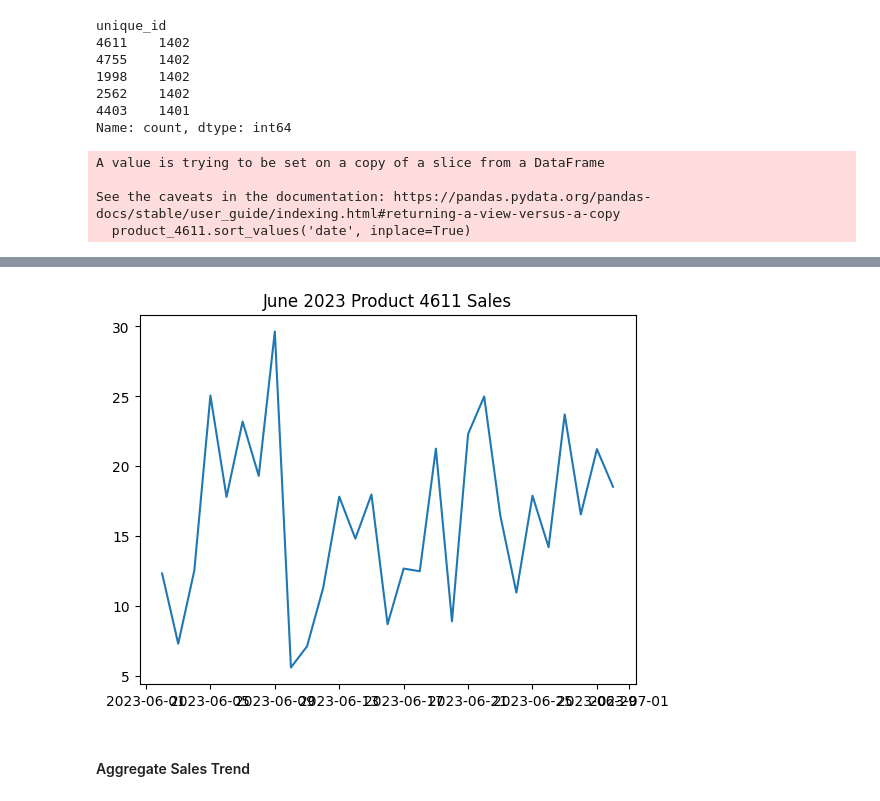
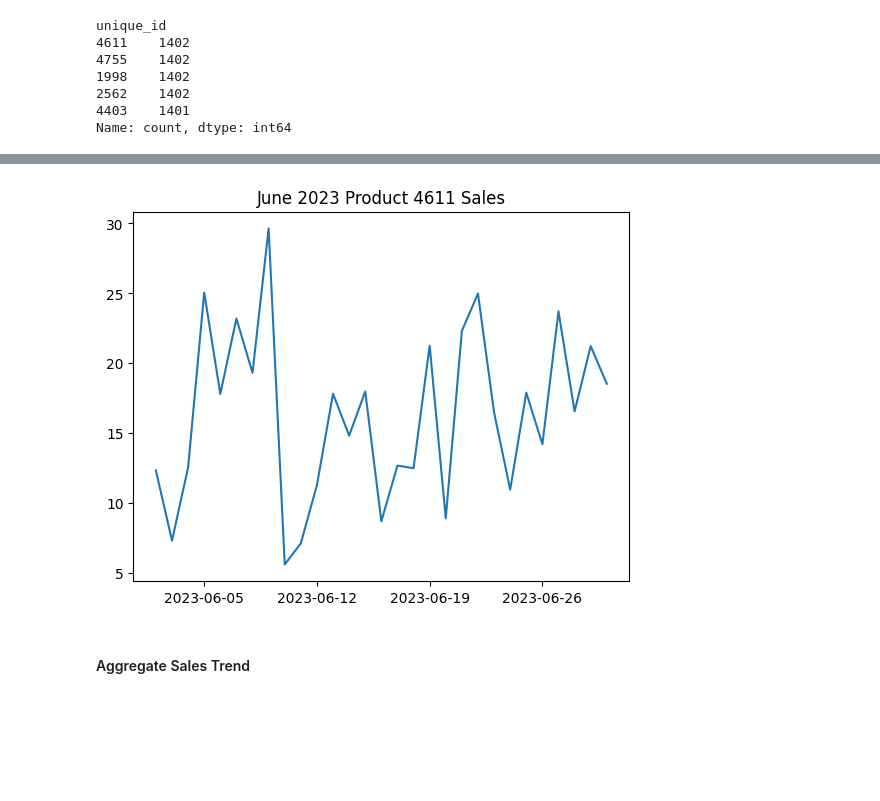
Before and after one commit to TylerFeemster/Rohlik-Sales-Forecasting, a Jupyter notebook: eda.ipynb, the cells around one changed output, grey strips where cells are left out. Saved outputs shown, nothing was run; the diff lists cells and outputs as text; code cells hidden in the pictures; blank space fills up the shorter version.

```diff
--- a/eda.ipynb
+++ b/eda.ipynb
@@ -82,12 +83,12 @@ A few notes for preprocessing:
 # %%
-df.dropna(inplace=True)
+df = df.dropna()
+df = df.drop('availability', axis=1)
 
 df['date'] = pd.to_datetime(df['date'])
 
-df.drop('availability', axis=1, inplace=True)
-
 discounts = [f'type_{i}_discount' for i in range(7)]
-df[discounts] = df[discounts].map(lambda x: max(x, 0))
+for discount in discounts:
+    df.loc[df[discount] < 0, discount] = 0
 df['top_discount'] = df[discounts].apply(lambda x: np.max(x), axis=1)
 # %% [markdown]
 ### `unique_id`
@@ -237,29 +190,26 @@ unique_id
 4403    1401
 Name: count, dtype: int64
 # %%
-product_4611 = prague_1.loc[prague_1['unique_id'] == 4611]
+product_4611 = prague_1.loc[prague_1['unique_id'] == 4611].copy()
 product_4611.sort_values('date', inplace=True)
 plt.plot(product_4611['date'], product_4611['sales'])
 plt.title('All-Time Product 4611 Sales')
 plt.show()
 
-oneyear = product_4611.loc[(product_4611['date'] > '2023-01-01') & (product_4611['date'] < '2024-01-01')]
+oneyear = product_4611.loc[(product_4611['date'] > '2023-01-01') & (product_4611['date'] < '2024-01-01')].copy()
 plt.plot(oneyear['date'], oneyear['sales'])
 plt.title('2023 Product 4611 Sales')
 plt.show()
 
-onemonth = product_4611.loc[(product_4611['date'] > '2023-06-01') & (product_4611['date'] < '2023-07-01')]
+onemonth = product_4611.loc[(product_4611['date'] > '2023-06-01') & (product_4611['date'] < '2023-07-01')].copy()
 plt.plot(onemonth['date'], onemonth['sales'])
 plt.title('June 2023 Product 4611 Sales')
+plt.xticks(['2023-06-05', '2023-06-12', '2023-06-19', '2023-06-26'])
 plt.show()
 # %% [output]
-A value is trying to be set on a copy of a slice from a DataFrame
-
-See the caveats in the documentation: https://pandas.pydata.org/pandas-docs/stable/user_guide/indexing.html#returning-a-view-versus-a-copy
-  product_4611.sort_values('date', inplace=True)
 [figure]
 [figure]
-[figure, old version]
+[figure, new version]
 # %% [markdown]
 #### Aggregate Sales Trend
 # %%
```
Also changed, not shown: parts of 33 cells of this notebook, 8 other files.
